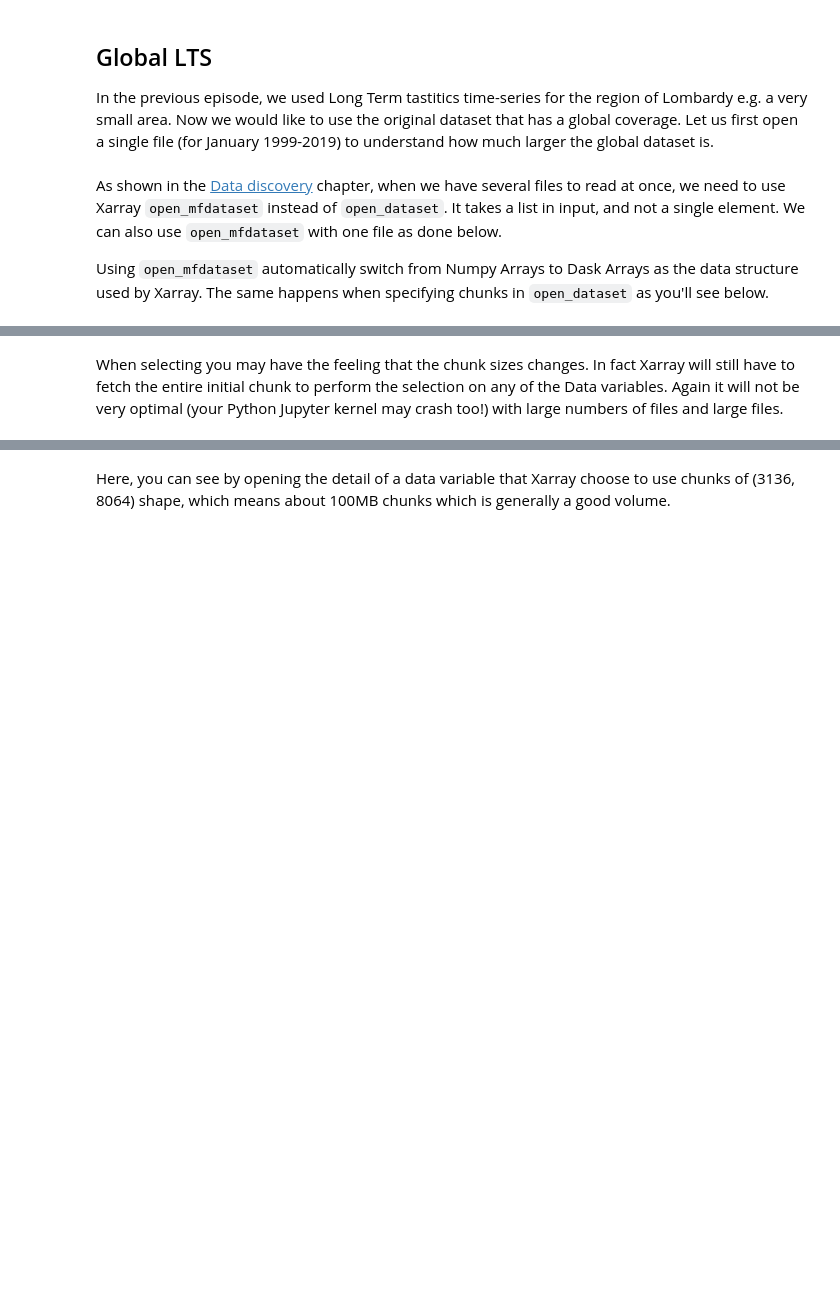
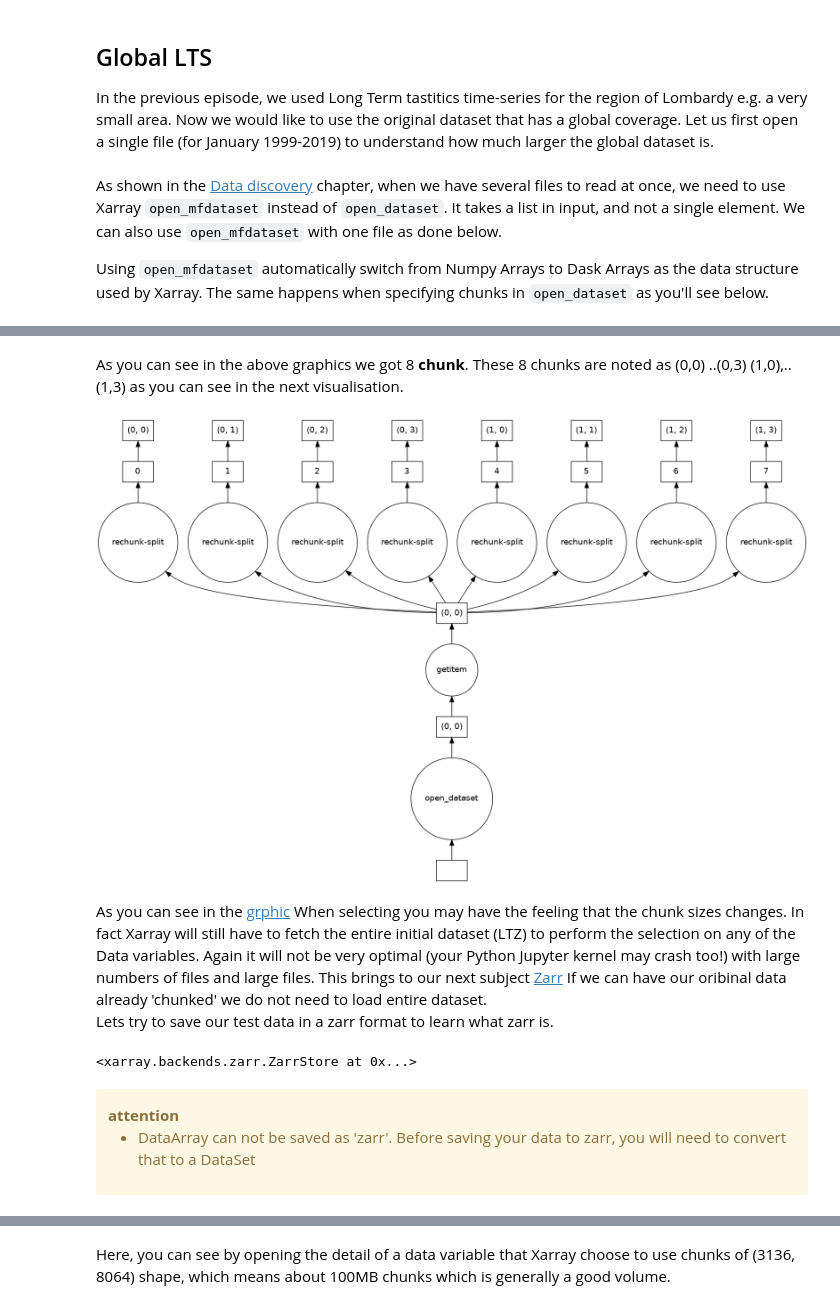
Before and after one commit to pangeo-data/escience-2022, a Jupyter notebook: tutorial/pangeo101/chunking_introduction.ipynb, the cells around one changed output, grey strips where cells are left out. Drawn from its saved outputs; the diff is of its cells as text; code cells hidden in the pictures; blank space fills up the shorter version.

Commit message:
adding zarr

```diff
--- a/tutorial/pangeo101/chunking_introduction.ipynb
+++ b/tutorial/pangeo101/chunking_introduction.ipynb
@@ -236,0 +241,3 @@ We put them into peaces so that we can process ourdata block by block.
+# %%
+test=LTS.nobs.sel(lat=slice(80.,70.),lon=slice(70.,90))
+test
@@ -237,2 +271,3 @@ We put them into peaces so that we can process ourdata block by block.
 # %%
-LTS.sel(lat=slice(80.,70.),lon=slice(70.,90))
+test=test.chunk(600)
+test
@@ -239,2 +299,24 @@ LTS.sel(lat=slice(80.,70.),lon=slice(70.,90))
+# %% [markdown]
+As you can see in the above graphics we got 8 __chunk__.  These 8 chunks are noted as (0,0) ..(0,3) (1,0),..(1,3) as you can see in the next visualisation.
+# %%
+test.data.visualize()
+# %% [output]
+[figure, added]
 # %% [markdown]
-When selecting you may have the feeling that the chunk sizes changes. In fact Xarray will still have to fetch the entire initial chunk to perform the selection on any of the Data variables. Again it will not be very optimal (your Python Jupyter kernel may crash too!) with large numbers of files and large files.
+As you can see in the [grphic](../figures/chunkingprocess.png)
+When selecting you may have the feeling that the chunk sizes changes. In fact Xarray will still have to fetch the entire initial dataset (LTZ) to perform the selection on any of the Data variables. Again it will not be very optimal (your Python Jupyter kernel may crash too!) with large numbers of files and large files.
+This brings to our next subject [Zarr](https://zarr.readthedocs.io/en/stable/)
+If we can have our oribinal data already 'chunked' we do not need to load entire dataset.
+Lets try to save our test data in a zarr format to learn what zarr is.
+# %%
+test.to_dataset().to_zarr('test.zarr',mode='w')
+# %% [output]
+<xarray.backends.zarr.ZarrStore at 0x...>
+# %% [markdown]
+<div class="alert alert-warning">
+    <i class="fa-check-circle fa" style="font-size: 22px;color:#666;"></i> <b>attention</b>
+    <br>
+    <ul>
+        <li>DataArray can not be saved as 'zarr'.  Before saving your data to zarr, you will need to convert that to a DataSet</li>
+    </ul>
+</div>
```
Also changed, not shown: parts of 13 cells of this notebook.
